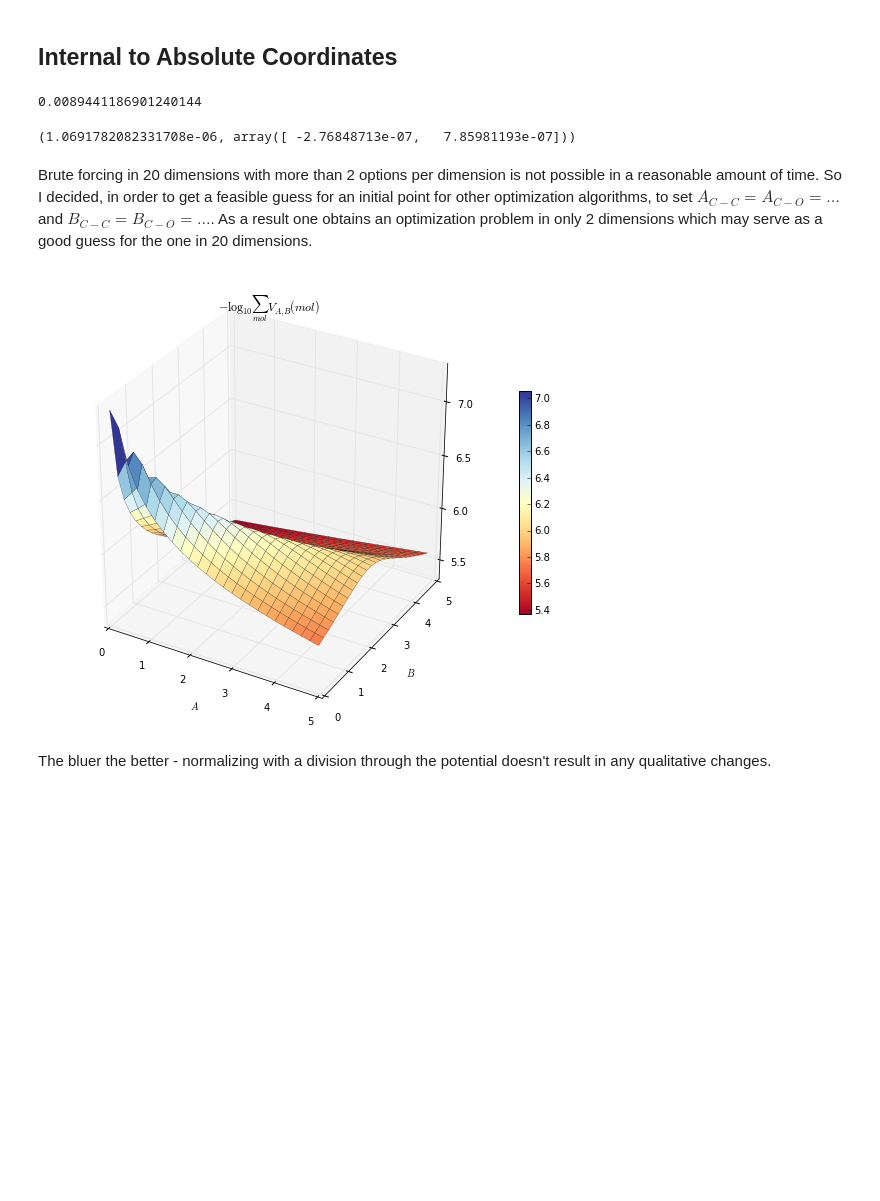
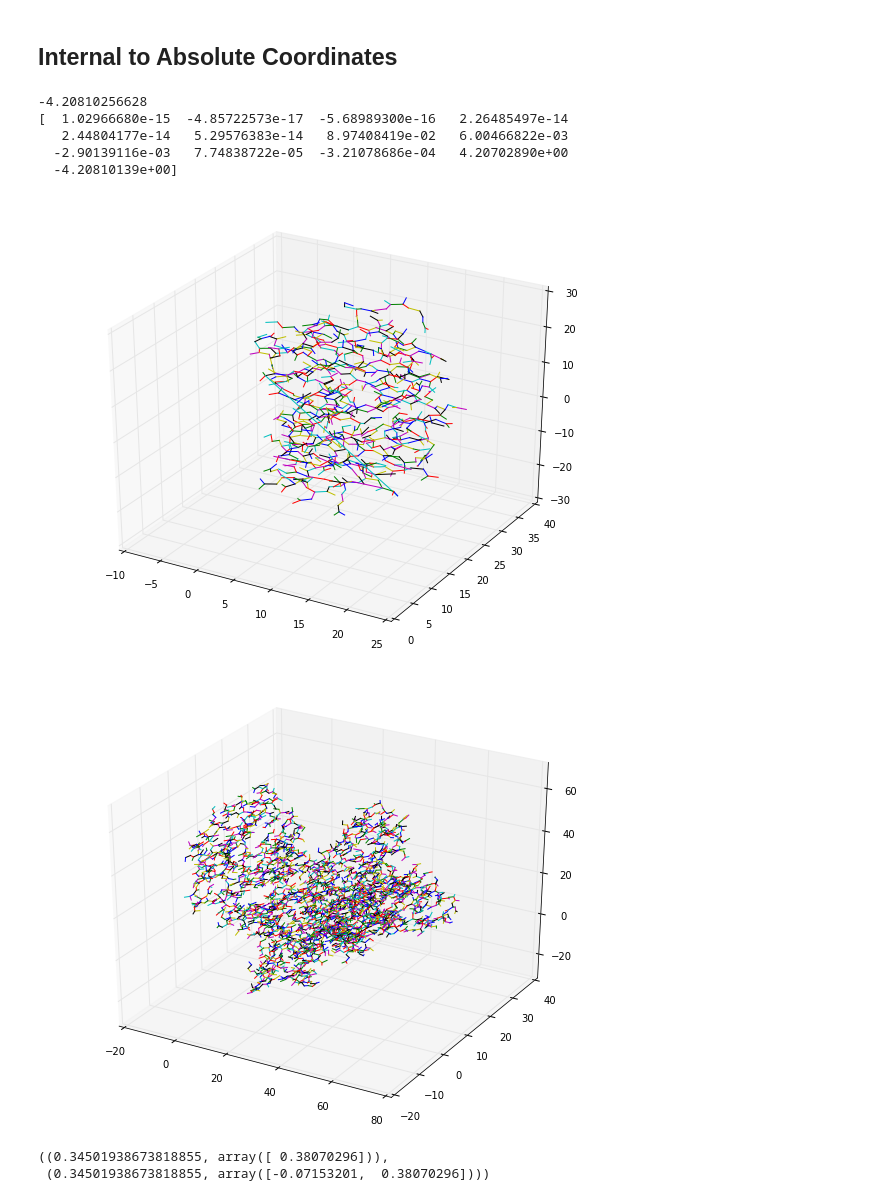
Before and after one commit to petermuehlbacher/reports, a Jupyter notebook: docking/implementation/proteindocking.ipynb, the cells around one changed output. Saved outputs shown, nothing was run; the diff lists cells and outputs as text; code cells hidden in the pictures; blank space fills up the shorter version.

```diff
--- a/docking/implementation/proteindocking.ipynb
+++ b/docking/implementation/proteindocking.ipynb
@@ -503,7 +532,12 @@ def objective(params,anglesToUpdate,flexMol,fixedMol=[]):
 # %%
 vg = value_and_grad(objective)
 g  = grad(objective)
-(objective(np.array([-10.0,10.0,10.0, 0.0,2.0,0.0, -2.3+0.0001,-2.5,2.0]),atu,molecule)-
- objective(np.array([-10.0,10.0,10.0, 0.0,2.0,0.0, -2.3-0.0001,-2.5,2.0]),atu,molecule))/0.0002
+print((objective(np.array([0.,0.,0., 0.,0.,0., -2.3,-2.5,-2.3,-2.5,-2.3,-2.5,-1.4025201251363917+0.0001]),atu,molecule)-
+ objective(np.array(      [0.,0.,0., 0.,0.,0., -2.3,-2.5,-2.3,-2.5,-2.3,-2.5,-1.4025201251363917-0.0001]),atu,molecule))/0.0002)
+print g(np.array(         [0.,0.,0., 0.,0.,0., -2.3,-2.5,-2.3,-2.5,-2.3,-2.5,-1.4025201251363917]),atu,molecule)
 # %% [output]
-0.0089441186901240144
+-4.20810256628
+[  1.02966680e-15  -4.85722573e-17  -5.68989300e-16   2.26485497e-14
+   2.44804177e-14   5.29576383e-14   8.97408419e-02   6.00466822e-03
+  -2.90139116e-03   7.74838722e-05  -3.21078686e-04   4.20702890e+00
+  -4.20810139e+00]
@@ -510 +556,13 @@ g  = grad(objective)
+# %%
+path = './training_data'
+files = os.listdir(path)
+txt_files = [i for i in files if i.endswith('.txt')]
+molecules = []
+for file_name in txt_files:
+    mol = load_atoms("./training_data/"+file_name)
+    molecules.append(mol)
+    plotMolecule(mol[1],mol[2],mol[3],mol[-1])
+# %% [output]
+[figure, added]
+[figure, added]
 # %%
@@ -557,8 +617,7 @@ def vT(params):
 vgT = value_and_grad(vT)
 gT  = grad(vT)
 # %%
-vgT(np.array([2.1,2.1]))
+vgT(np.array([2.])),vgT(np.array([1.,2.]))
 # %% [output]
-(1.0691782082331708e-06, array([ -2.76848713e-07,   7.85981193e-07]))
+((0.34501938673818855, array([ 0.38070296])),
+ (0.34501938673818855, array([-0.07153201,  0.38070296])))
-# %% [markdown]
-Brute forcing in 20 dimensions with more than 2 options per dimension is not possible in a reasonable amount of time. So I decided, in order to get a feasible guess for an initial point for other optimization algorithms, to set $A_{C-C} = A_{C-O} = \dots$ and $B_{C-C} = B_{C-O} = \dots$. As a result one obtains an optimization problem in only 2 dimensions which may serve as a good guess for the one in 20 dimensions.
@@ -567,24 +623,0 @@ x0, bestVal, XY, XYvalues = optimize.brute(vT, ((0.1,5.1,.2),(0.1,5.1,.2)), full
-# %%
-fig = plt.figure()
-ax = fig.gca(projection='3d')
-
-Xplt, Yplt = XY
-Zplt = -np.log10(XYvalues)
-
-surf = ax.plot_surface(Xplt, Yplt, Zplt, rstride=1, cstride=1, cmap=cm.RdYlBu,
-        linewidth=.2, antialiased=True)
-ax.set_zlim(np.amin(Zplt), np.amax(Zplt))
-ax.set_xlabel('$A$')
-ax.set_ylabel('$B$')
-
-ax.zaxis.set_major_formatter(FormatStrFormatter('%.1f'))
-
-fig.colorbar(surf, shrink=.5)
-
-plt.title('$-\log_{10}\sum_{mol} V_{A,B}(mol)$')
-
-plt.show()
-# %% [output]
-[figure, removed]
-# %% [markdown]
-The bluer the better - normalizing with a division through the potential doesn't result in any qualitative changes.
```
Also changed, not shown: parts of 18 cells of this notebook, 4 other files.
